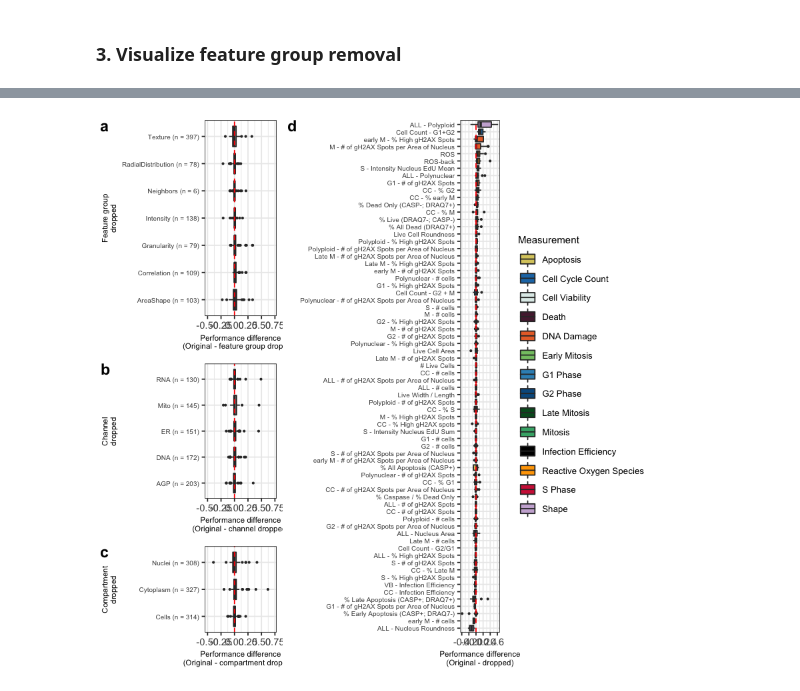
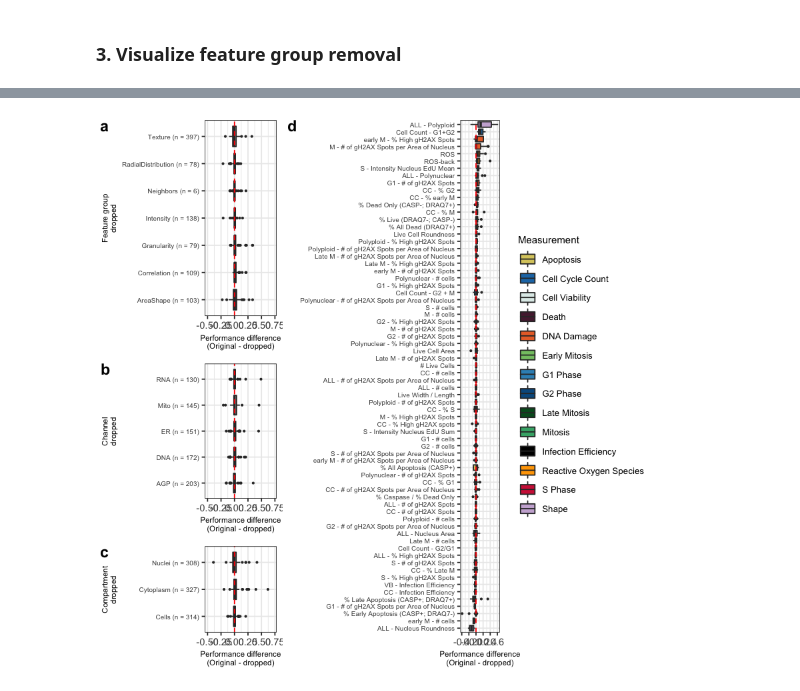
Before and after one commit to broadinstitute/cell-health, a Jupyter notebook: 6.ml-robustness/3.visualize-robustness.ipynb, the cells around one changed output, grey strips where cells are left out. Saved outputs shown, nothing was run; the diff lists cells and outputs as text; code cells hidden in the pictures.

Commit message:
fix figure dimensions and axis labels

```diff
--- a/6.ml-robustness/3.visualize-robustness.ipynb
+++ b/6.ml-robustness/3.visualize-robustness.ipynb
@@ -397,7 +401,7 @@ panel_a_gg <- ggplot(
     )) +
     geom_hline(yintercept = 0, color = "red", linetype = "dashed") +
     xlab("Feature group\ndropped") +
-    ylab("Performance difference\n(Original - feature group dropped)")
+    ylab("Performance difference\n(Original - dropped)")
 # %%
 panel_b_gg <- ggplot(
         feature_df %>% dplyr::filter(feature_category == "channel"),
@@ -413,7 +417,7 @@ panel_b_gg <- ggplot(
     )) +
     geom_hline(yintercept = 0, color = "red", linetype = "dashed") +
     xlab("Channel\ndropped") +
-    ylab("Performance difference\n(Original - channel dropped)")
+    ylab("Performance difference\n(Original - dropped)")
 # %%
 panel_c_gg <- ggplot(
         feature_df %>% dplyr::filter(feature_category == "compartment"),
@@ -429,7 +433,7 @@ panel_c_gg <- ggplot(
         max(feature_df$feature_group_difference + 0.1)
     )) +
     xlab("Compartment\ndropped") +
-    ylab("Performance difference\n(Original - compartment dropped)")
+    ylab("Performance difference\n(Original - dropped)")
 # %%
 panel_d_gg <- ggplot(feature_df,
                      aes(x = readable_name,
@@ -450,28 +454,28 @@ panel_d_gg <- ggplot(feature_df,
 # %%
 left_panel <- cowplot::plot_grid(
     panel_a_gg,
     panel_b_gg,
     panel_c_gg,
     nrow = 3,
     align = "hv",
     axis = "l",
     rel_heights = c(1, 0.75, 0.55),
     labels = c("a", "b", "c")
 )
 
 feature_removal_gg <- cowplot::plot_grid(
     left_panel,
     panel_d_gg,
     ncol = 2,
     align = "v",
     axis = "b",
     rel_widths = c(0.5, 1),
     labels = c("", "d")
 )
 
 cowplot::save_plot(
-    feature_removal_figure_file, feature_removal_gg, base_width = 9, base_height = 6
+    feature_removal_figure_file, feature_removal_gg, base_width = 9, base_height = 7
 )
 feature_removal_gg
 # %% [output]
-[figure, old version]
+[figure, new version]
```
Also changed, not shown: parts of 2 cells of this notebook, 3 other files.
